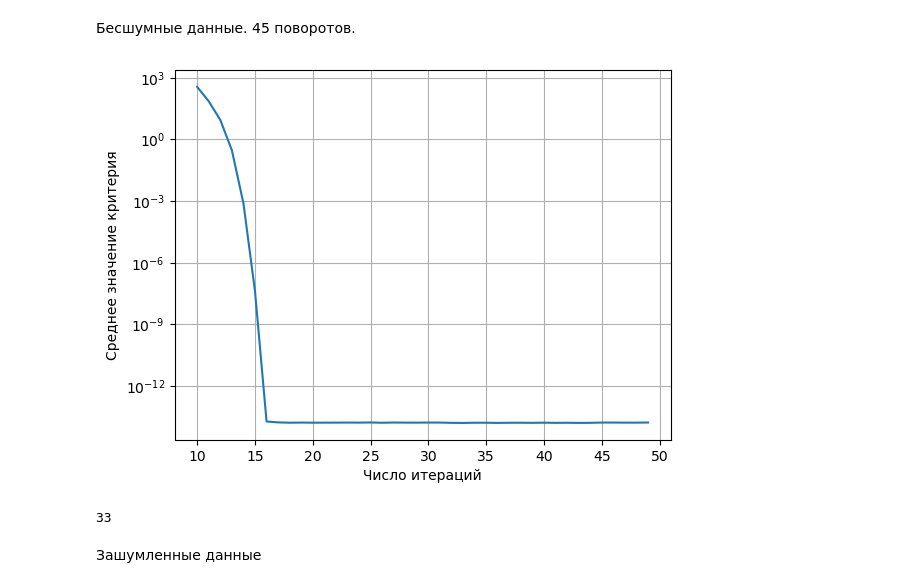
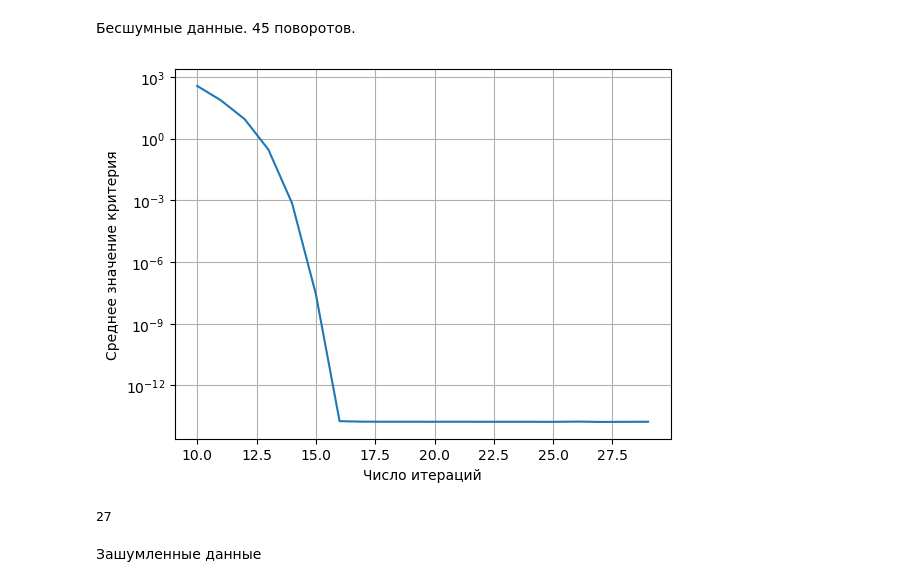
Before and after one commit to tmetelev/scalar_calibration, a Jupyter notebook: research.ipynb, the cells around one changed output. Drawn from its saved outputs; the diff is of its cells as text; code cells hidden in the pictures.

```diff
--- a/research.ipynb
+++ b/research.ipynb
@@ -13,31 +13,31 @@ import matplotlib.pyplot as plt
 # %% [markdown]
 Бесшумные данные. 45 поворотов.
 # %%
-iter_num = 50
-model_num = 500
+iter_num = 30
+model_num = 1000
 
 x = range(10, iter_num)
 y = []
 
 for i in x:
     res = 0
     for j in range(model_num):
         crit, rel, abse = testing(1, 1, modeling_params=[2000, 0.01, 1500, 0], func_params=[i])
         res += crit
     res /= model_num
     y.append(res)
 
 plt.plot(x, y)
 plt.xlabel('Число итераций')
 plt.ylabel('Среднее значение критерия')
 plt.yscale('log')
 plt.grid()
 plt.show()
 
 print(x[np.argmin(y)])
 # %% [output]
-[figure, old version]
+[figure, new version]
-33
+27
 # %% [markdown]
 Зашумленные данные
 # %%
```
Also changed, not shown: parts of 11 cells of this notebook, 2 other files.
